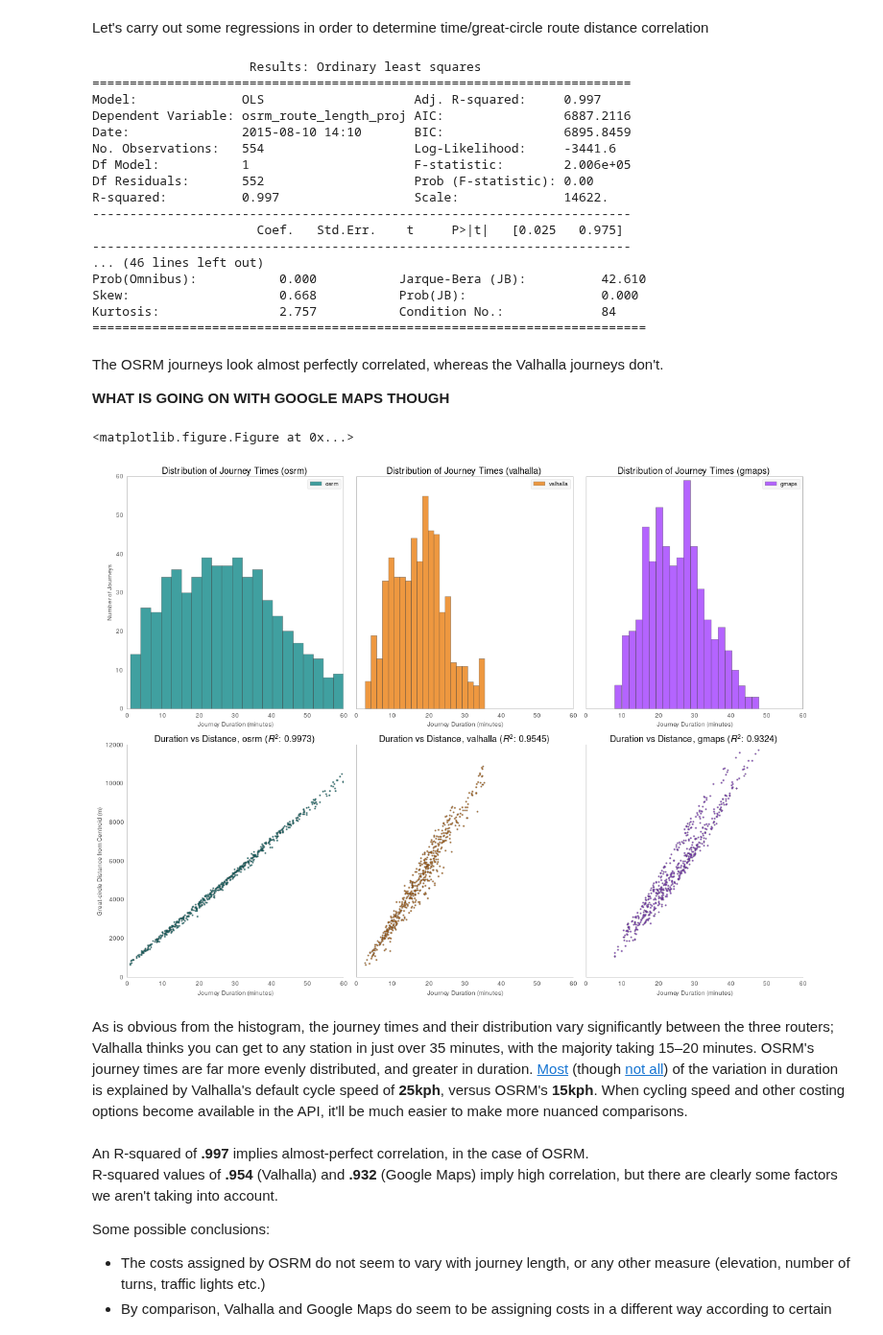
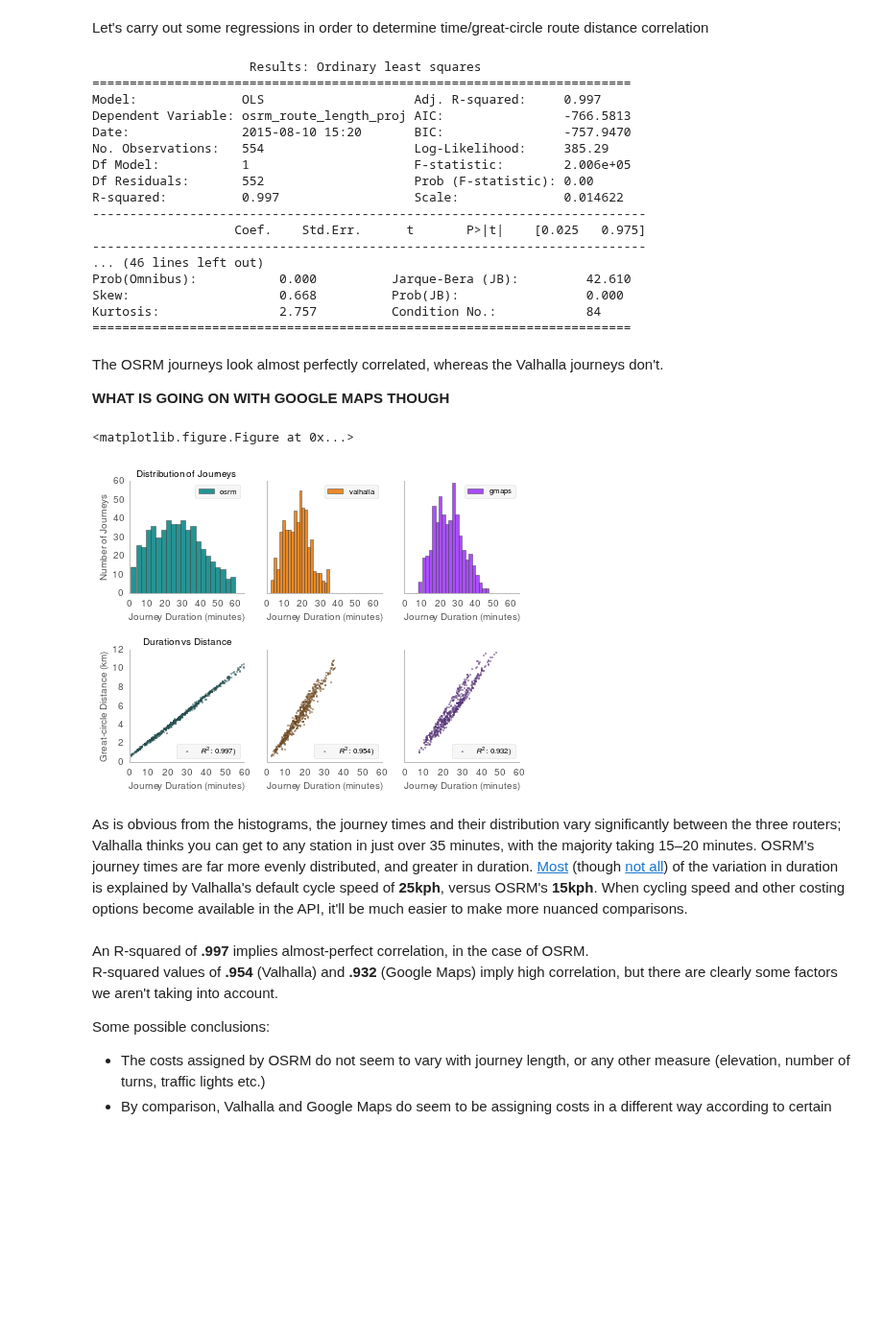
Before and after one commit to urschrei/router_comparison, a Jupyter notebook: OSRM_vs_Valhalla.ipynb, the cells around one changed output. Shown at 96% size. Drawn from its saved outputs; the diff is of its cells as text; code cells hidden in the pictures; blank space fills up the shorter version.

```diff
--- a/OSRM_vs_Valhalla.ipynb
+++ b/OSRM_vs_Valhalla.ipynb
@@ -144,7 +146,7 @@ for provider in ['osrm', 'valhalla', 'gmaps']:
     combined_routes[provider] = MultiLineString(list(routes['%s_decoded_proj' % provider]))
     # we can also calculate the projected route distances (as opposed to euclidean distance, as above)
     routes['%s_route_length_proj' % provider] = routes.apply(
-        lambda f: f['%s_decoded_proj' % provider].length, axis=1)
+        lambda f: f['%s_decoded_proj' % provider].length / 1000, axis=1)
 # %% [markdown]
 Let's carry out some regressions in order to determine time/great-circle route distance correlation
 # %%
@@ -161,31 +163,31 @@ for res in regressions:
                      Results: Ordinary least squares
 ========================================================================
 Model:              OLS                    Adj. R-squared:     0.997
-Dependent Variable: osrm_route_length_proj AIC:                6887.2116
-Date:               2015-08-10 14:10       BIC:                6895.8459
-No. Observations:   554                    Log-Likelihood:     -3441.6
+Dependent Variable: osrm_route_length_proj AIC:                -766.5813
+Date:               2015-08-10 15:20       BIC:                -757.9470
+No. Observations:   554                    Log-Likelihood:     385.29
 Df Model:           1                      F-statistic:        2.006e+05
 Df Residuals:       552                    Prob (F-statistic): 0.00
-R-squared:          0.997                  Scale:              14622.
-------------------------------------------------------------------------
-                      Coef.   Std.Err.    t     P>|t|   [0.025   0.975]
-------------------------------------------------------------------------
+R-squared:          0.997                  Scale:              0.014622
+--------------------------------------------------------------------------
+                   Coef.    Std.Err.      t       P>|t|    [0.025   0.975]
+--------------------------------------------------------------------------
 ... (46 lines left out)
-Prob(Omnibus):           0.000           Jarque-Bera (JB):          42.610
-Skew:                    0.668           Prob(JB):                  0.000
-Kurtosis:                2.757           Condition No.:             84
-==========================================================================
+Prob(Omnibus):           0.000          Jarque-Bera (JB):         42.610
+Skew:                    0.668          Prob(JB):                 0.000
+Kurtosis:                2.757          Condition No.:            84
+========================================================================
 # %% [markdown]
 The OSRM journeys look almost perfectly correlated, whereas the Valhalla journeys don't.
 
 **WHAT IS GOING ON WITH GOOGLE MAPS THOUGH**
 # %%
-dotsize = 5.
+dotsize = 2.
 linewidth = .5
 fontsize = 10
 
 plt.clf()
-fig = plt.figure(figsize=(16, 12))
+fig = plt.figure(figsize=(7.28, 5.25))
 
 # define a grid of subplots
 axes = [
@@ -207,18 +209,20 @@ for idx, provider in enumerate(['osrm', 'valhalla', 'gmaps']):
         color=colours[idx],
         edgecolor='#333333',
         bins=21,
-        alpha=0.75,
-        title="Distribution of Journey Times (%s)" % provider,
+        alpha=0.85,
         legend=True)
 
     ax.set_xlabel('Journey Duration (minutes)', fontsize=fontsize)
     ax.set_ylabel('Number of Journeys', fontsize=fontsize)
-    ax.set_xlim(0, 60)
+    ax.set_xlim(0, 65)
     ax.set_ylim(0, 60)
-    leg = ax.legend(["%s" % provider], fontsize=9)
+    leg = ax.legend(["%s" % provider], fontsize=8)
     leg.get_frame().set_alpha(0.5)
     ax.grid(b=False)
+    ax.spines['top'].set_visible(False)
+    ax.spines['right'].set_visible(False)
     ax.set_axis_bgcolor('none')
+
     if idx != 0:
         ax.set_yticklabels([])
         ax.set_ylabel('')
@@ -230,43 +234,48 @@ for idx, provider in enumerate(['osrm', 'valhalla', 'gmaps']):
         y=routes['%s_route_length_proj' % provider],
         marker='o',
         color=colours[idx],
-        cmap='Spectral',
         edgecolor='#333333',
         lw=linewidth,
         s=dotsize,
-        alpha=0.85,)
+        alpha=0.55,)
 
     ax.set_xlabel('Journey Duration (minutes)', fontsize=fontsize)
-    ax.set_ylabel('Great-circle Distance from Centroid (m)', fontsize=fontsize)
+    ax.set_ylabel('Great-circle Distance (km)', fontsize=fontsize)
     ax.grid(b=False)
     ax.spines['top'].set_visible(False)
     ax.spines['right'].set_visible(False)
     ax.set_axis_bgcolor('none')
+    leg = ax.legend(
+        [r'$R^2$: %0.3f)' % (regressions[idx].rsquared)],
+        scatterpoints=1,
+        loc='lower right',
+        fontsize=8)
+    leg.get_frame().set_alpha(0.5)
     ax.set_xlim(0, 60)
-    ax.set_ylim(0, 12000)
-    ax.set_title(r'Duration vs Distance, %s ($R^2$: %0.4f)' % (provider, regressions[idx].rsquared))
+    ax.set_ylim(0, 12)
     if idx + 3 != 3:
         ax.set_yticklabels([])
         ax.set_ylabel('')
 
+axes[0].set_title('Distribution of Journeys', fontsize=10)
+axes[3].set_title('Duration vs Distance', fontsize=10)
 
 
 # Save etc
-plt.tight_layout()
 plt.savefig(
-    'combined_gh.png',
+    'combined.png',
     format="png",
     bbox_inches='tight',
     alpha=True,
     transparent=True,
     dpi=300)
 
 plt.show()
 # %% [output]
 <matplotlib.figure.Figure at 0x...>
-[figure, old version]
+[figure, new version]
 # %% [markdown]
-As is obvious from the histogram, the journey times and their distribution vary significantly between the three routers; Valhalla thinks you can get to any station in just over 35 minutes, with the majority taking 15–20 minutes. OSRM's journey times are far more evenly distributed, and greater in duration. [Most](https://twitter.com/mapzen/status/626080158890479620) (though [not all](https://twitter.com/mapzen/status/626083924192690176)) of the variation in duration is explained by Valhalla's default cycle speed of **25kph**, versus OSRM's **15kph**. When cycling speed and other costing options become available in the API, it'll be much easier to make more nuanced comparisons.
+As is obvious from the histograms, the journey times and their distribution vary significantly between the three routers; Valhalla thinks you can get to any station in just over 35 minutes, with the majority taking 15–20 minutes. OSRM's journey times are far more evenly distributed, and greater in duration. [Most](https://twitter.com/mapzen/status/626080158890479620) (though [not all](https://twitter.com/mapzen/status/626083924192690176)) of the variation in duration is explained by Valhalla's default cycle speed of **25kph**, versus OSRM's **15kph**. When cycling speed and other costing options become available in the API, it'll be much easier to make more nuanced comparisons.
 # %% [markdown]
 An R-squared of **.997** implies almost-perfect correlation, in the case of OSRM.
 R-squared values of **.954** (Valhalla) and **.932** (Google Maps) imply high correlation, but there are clearly some factors we aren't taking into account.
```
Also changed, not shown: parts of 3 cells of this notebook, 5 other files.
